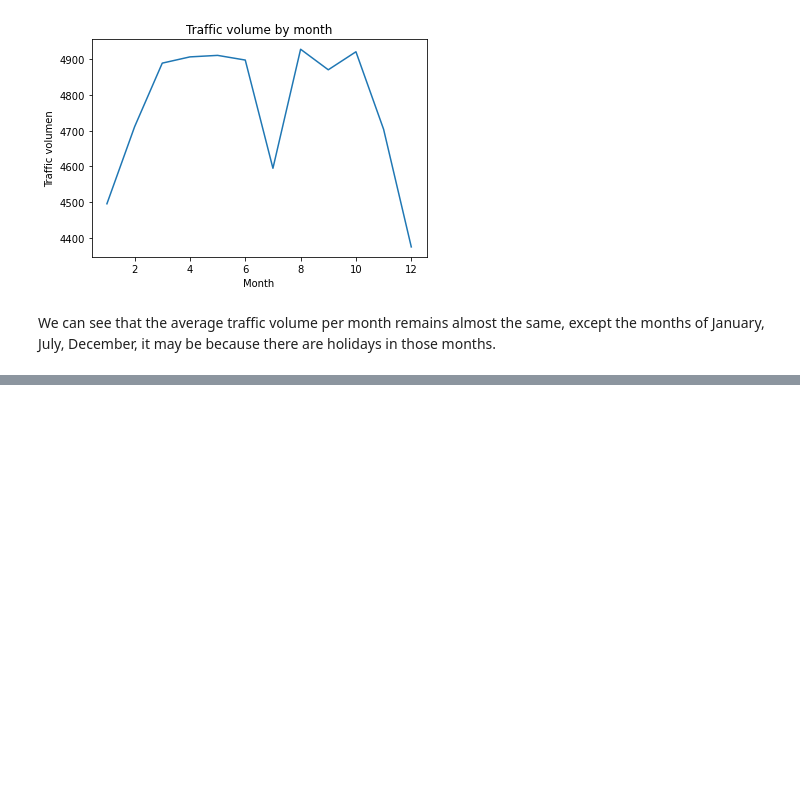
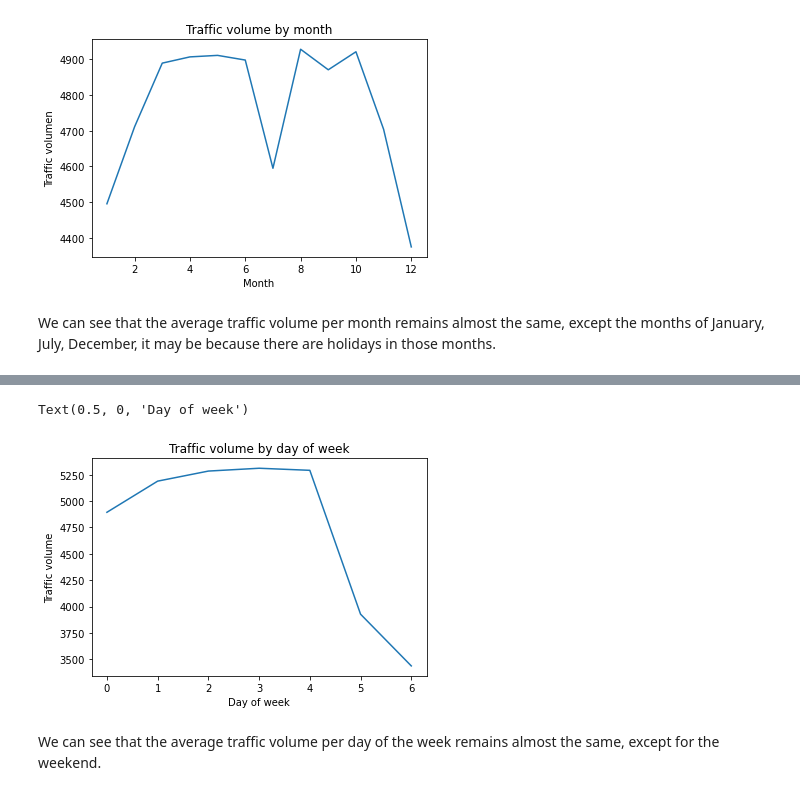
Before and after one commit to aguirredaniel/dataquest-projects, a Jupyter notebook: Finding_Heavy_Traffic_Indicators_I-94/Finding Heavy Traffic Indicators on I-94.ipynb, the cells around one changed output, grey strips where cells are left out. Saved outputs shown, nothing was run; the diff lists cells and outputs as text; code cells hidden in the pictures; blank space fills up the shorter version.

Commit message:
6. Time Indicators (II)

```diff
--- a/Finding_Heavy_Traffic_Indicators_I-94/Finding Heavy Traffic Indicators on I-94.ipynb
+++ b/Finding_Heavy_Traffic_Indicators_I-94/Finding Heavy Traffic Indicators on I-94.ipynb
@@ -178,5 +178,5 @@ First, we are going to generate a new month column, which will contain only the
 # %%
-daytime['month'] = daytime['date_time'].copy().dt.month
+daytime['month'] = daytime['date_time'].dt.month
 daytime['month']
 # %% [output]
 A value is trying to be set on a copy of a slice from a DataFrame.
@@ -229,0 +233,3 @@ We can see that the average traffic volume per month remains almost the same, ex
+# %%
+daytime['day_week'] = daytime['date_time'].copy().dt.dayofweek
+daytime['day_week']
@@ -229,0 +254,12 @@ We can see that the average traffic volume per month remains almost the same, ex
+# %%
+day_week = daytime.groupby(by='day_week').mean()
+# %%
+day_week['traffic_volume'].plot()
+plt.title('Traffic volume by day of week')
+plt.ylabel('Traffic volume')
+plt.xlabel('Day of week')
+# %% [output]
+Text(0.5, 0, 'Day of week')
+[figure, added]
+# %% [markdown]
+We can see that the average traffic volume per day of the week remains almost the same, except for the weekend.
```
Also changed, not shown: parts of 4 cells of this notebook.
